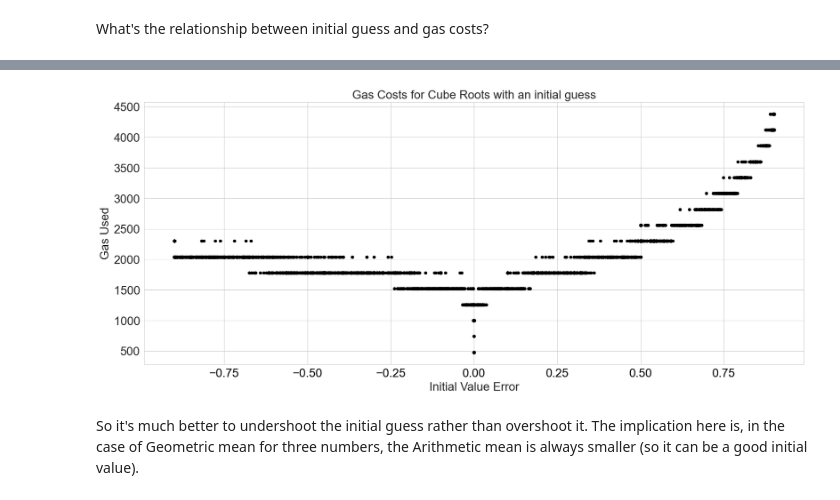
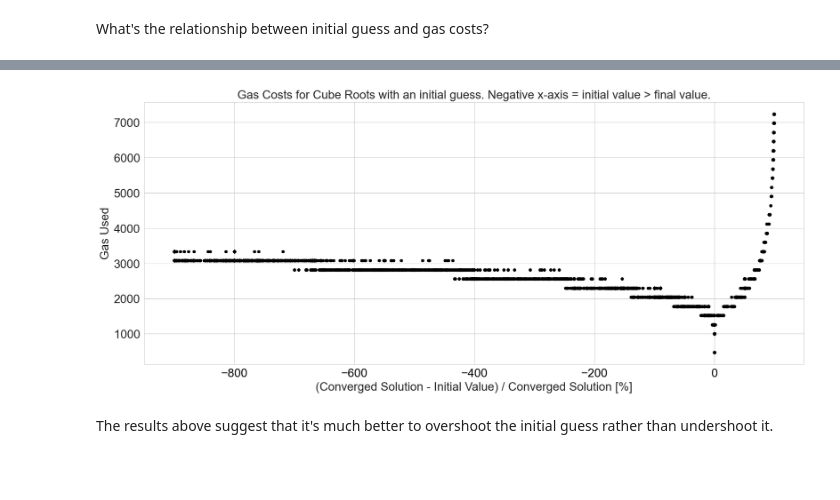
Before and after one commit to curvefi/tricrypto-ng, a Jupyter notebook: profiling/profiling_reports/report_cbrt.ipynb, the cells around one changed output, grey strips where cells are left out. Cells and saved outputs as stored; diff of their text form; code cells hidden in the pictures; blank space fills up the shorter version.

```diff
--- a/profiling/profiling_reports/report_cbrt.ipynb
+++ b/profiling/profiling_reports/report_cbrt.ipynb
@@ -64,7 +64,7 @@ data_non_zero = data[data.input.apply(lambda x: mpz(x)) != 0]
 
 data_non_zero["initial_value"] = data_non_zero.initial_value.apply(lambda x: mpz(x))
 data_non_zero["cbrt_implementation_guess"] = data_non_zero.cbrt_implementation_guess.apply(lambda x: mpz(x))
-data_non_zero["frac_diff_guess_output"] = (
+data_non_zero["perc_diff_guess_output"] = 100 * (
     data_non_zero.cbrt_implementation_guess - data_non_zero.initial_value
     ) / data_non_zero.cbrt_implementation_guess
 data_non_zero
@@ -85,19 +85,19 @@ data_non_zero
 # %%
 fig, ax = plt.subplots(1,1, figsize=(20, 8))
 
 ax.scatter(
-    data_non_zero.frac_diff_guess_output,
+    data_non_zero.perc_diff_guess_output,
     data_non_zero.gas_used_initial_value,
     s=20,
     color="black",
 )
 
-ax.set_xlabel("Initial Value Error", fontsize=20)
+ax.set_xlabel("(Converged Solution - Initial Value) / Converged Solution [%]", fontsize=20)
 ax.set_ylabel("Gas Used", fontsize=20)
 ax.tick_params(axis='both', which='major', labelsize=20)
 ax.tick_params(axis='x', which='major', colors='black')
-ax.set_title("Gas Costs for Cube Roots with an initial guess", fontsize=20);
+ax.set_title("Gas Costs for Cube Roots with an initial guess. Negative x-axis = initial value > final value.", fontsize=20);
 # %% [output]
-[figure, old version]
+[figure, new version]
-# %% [markdown]
-So it's much better to undershoot the initial guess rather than overshoot it. The implication here is, in the case of Geometric mean for three numbers, the Arithmetic mean is always smaller (so it can be a good initial value).
+# %% [markdown]
+The results above suggest that it's much better to overshoot the initial guess rather than undershoot it.
```
Also changed, not shown: parts of 4 cells of this notebook, 2 other files.
